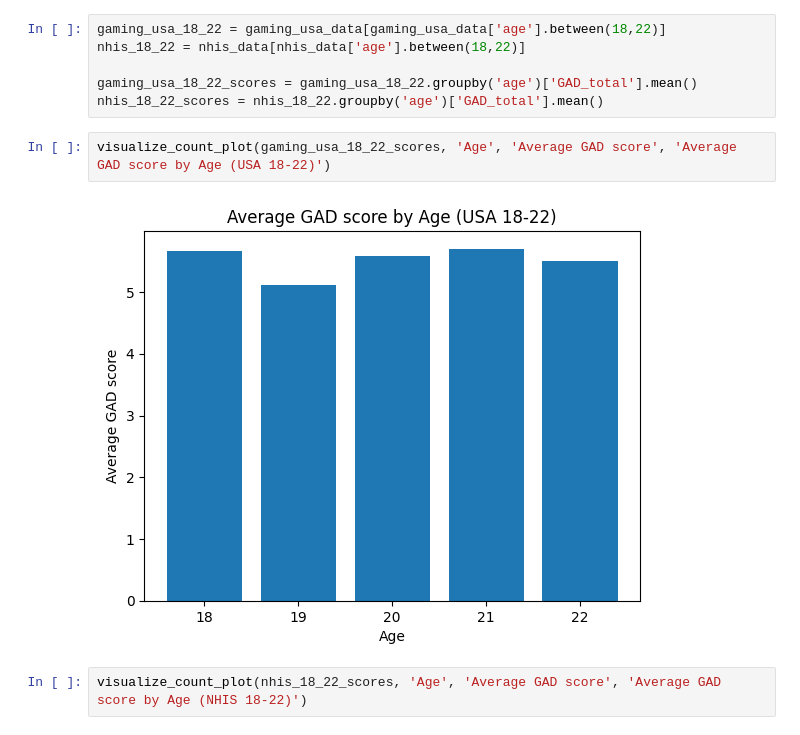
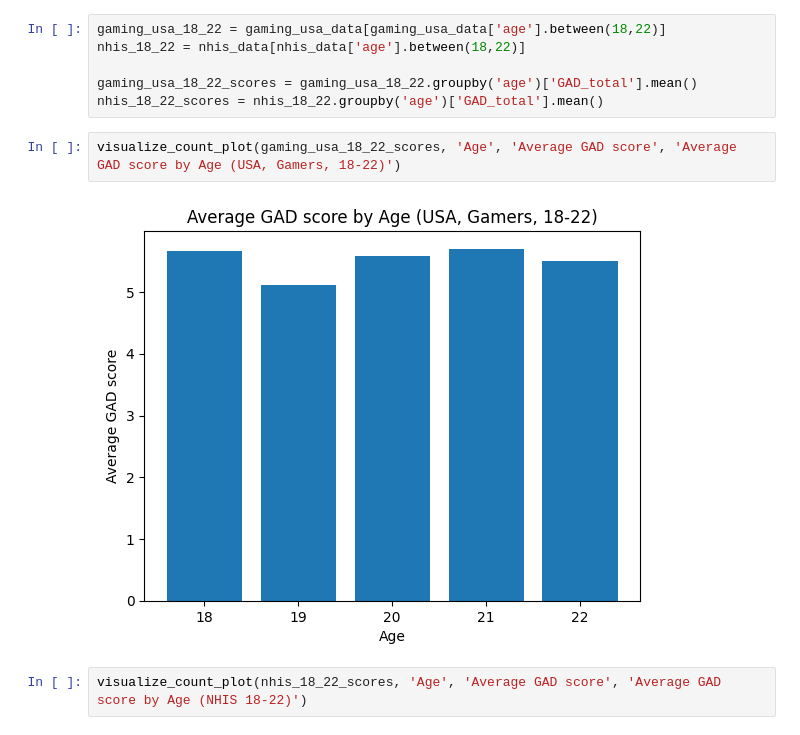
Before and after one commit to amallred/gaming-mental-health-analysis, a Jupyter notebook: notebooks/gad_eda.ipynb, the cells around one changed output. Drawn from its saved outputs; the diff is of its cells as text.

```diff
--- a/notebooks/gad_eda.ipynb
+++ b/notebooks/gad_eda.ipynb
@@ -753,9 +819,9 @@ nhis_18_22 = nhis_data[nhis_data['age'].between(18,22)]
 gaming_usa_18_22_scores = gaming_usa_18_22.groupby('age')['GAD_total'].mean()
 nhis_18_22_scores = nhis_18_22.groupby('age')['GAD_total'].mean()
 # %%
-visualize_count_plot(gaming_usa_18_22_scores, 'Age', 'Average GAD score', 'Average GAD score by Age (USA 18-22)')
+visualize_count_plot(gaming_usa_18_22_scores, 'Age', 'Average GAD score', 'Average GAD score by Age (USA, Gamers, 18-22)')
 # %% [output]
-[figure, old version]
+[figure, new version]
 # %%
 visualize_count_plot(nhis_18_22_scores, 'Age', 'Average GAD score', 'Average GAD score by Age (NHIS 18-22)')
 # %% [output]
```
Also changed, not shown: parts of 23 cells of this notebook, 3 other files.
